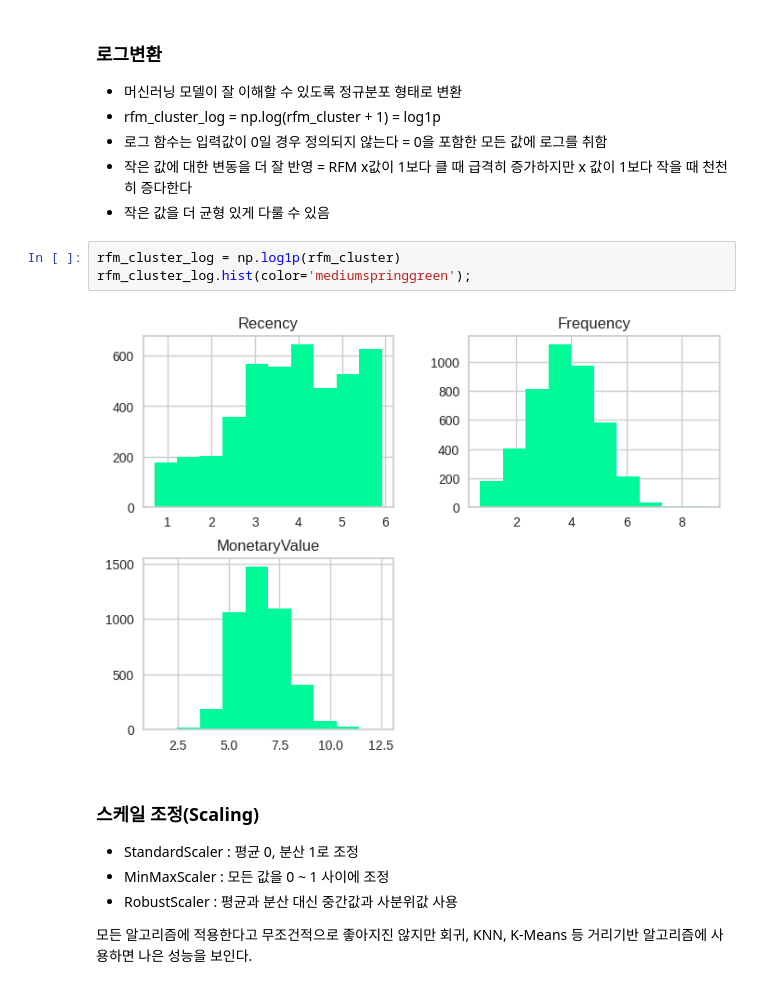
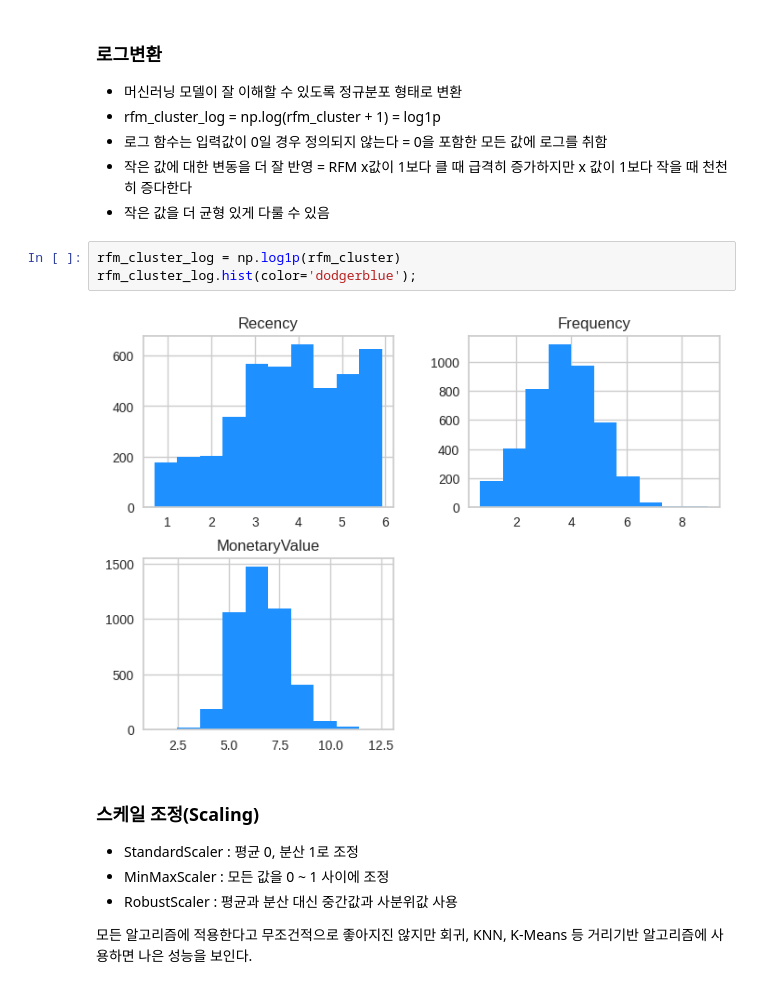
Before and after one commit to JINDOT/Data_Analysis_, a Jupyter notebook: Online_Retail_Clustering.ipynb, the cells around one changed output. Drawn from its saved outputs; the diff is of its cells as text.

```diff
--- a/Online_Retail_Clustering.ipynb
+++ b/Online_Retail_Clustering.ipynb
@@ -113,9 +113,9 @@ rfm_cluster.hist(color='mediumspringgreen');
 * 작은 값을 더 균형 있게 다룰 수 있음
 # %%
 rfm_cluster_log = np.log1p(rfm_cluster)
-rfm_cluster_log.hist(color='mediumspringgreen');
+rfm_cluster_log.hist(color='dodgerblue');
 # %% [output]
-[figure, old version]
+[figure, new version]
 # %% [markdown]
 ### 스케일 조정(Scaling)
 
```
Also changed, not shown: parts of 9 cells of this notebook.
